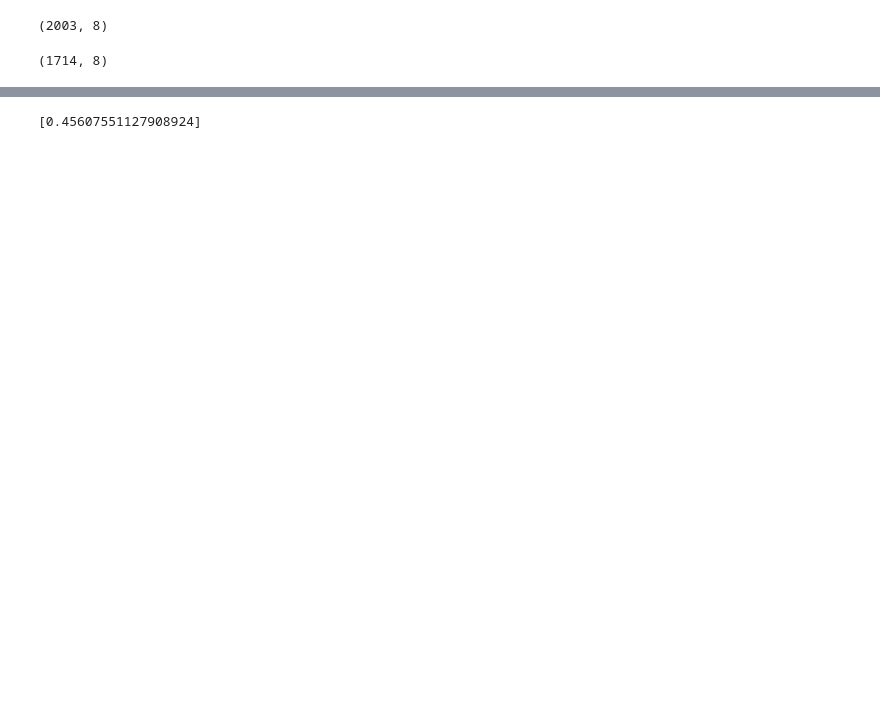
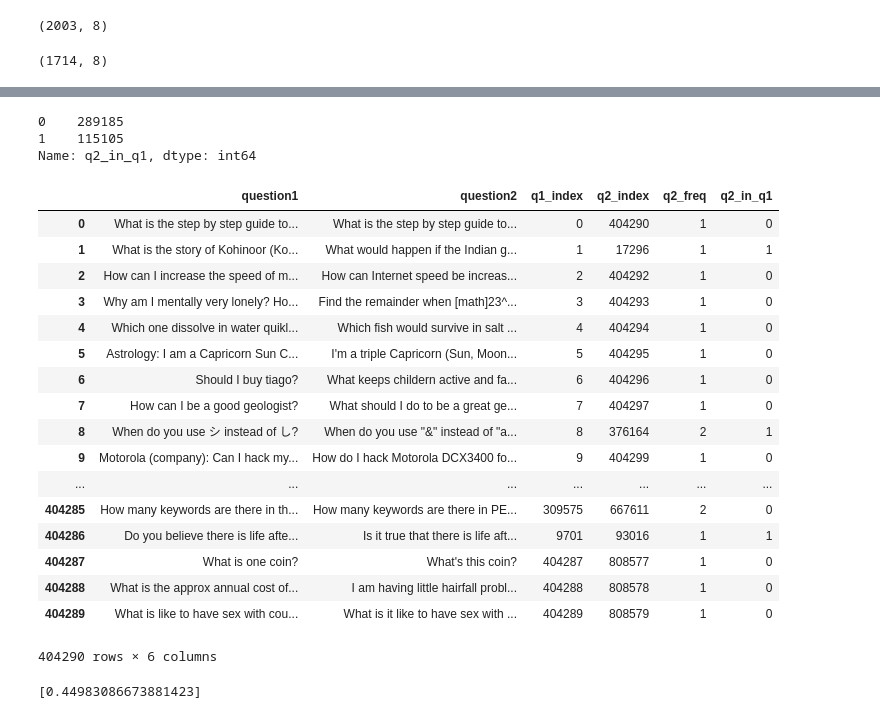
Before and after one commit to isayantani/Text-Analysis, a Jupyter notebook: scripts/Analysis.ipynb, the cells around one changed output, grey strips where cells are left out. Drawn from its saved outputs; the diff is of its cells as text; code cells hidden in the pictures; blank space fills up the shorter version.

```diff
--- a/scripts/Analysis.ipynb
+++ b/scripts/Analysis.ipynb
@@ -147,8 +147,11 @@ train_copy['q1_freq_dict'] = train_copy['q1_tokens'].apply(lambda row: get_word_
 train_copy['q2_freq_dict'] = train_copy['q2_tokens'].apply(lambda row: get_word_frequencies(row))
 # %%
 train_copy['intersecting_words']        = train_copy.apply(lambda row: get_intersecting_words(row), axis=1)
+
 train_copy['intersecting_word_counts']  = train_copy.apply(lambda x: len(x['intersecting_words']), axis=1)
-train_copy['intersecting_word_prop']    = train_copy['intersecting_word_counts'] / (train_copy['q1_len'] + train_copy['q2_len'])
+
+train_copy['intersecting_word_prop']    = train_copy['intersecting_word_counts'] / \
+                                        (train_copy['q1_len'] + train_copy['q2_len'])
 # %%
 idx = np.random.choice(train_copy.index.values)
 print(idx)
@@ -183,5 +186,34 @@ train_copy['q2_freq'] = train_copy['q2_index'].map(q2_vc.to_dict())
+# %%
+train_copy['q2_in_q1'] = train_copy.apply(lambda x: 1 if x['q2_index'] in train_copy['q1_index'] else 0, axis=1)
+# %%
+train_copy['q2_in_q1'].value_counts()
+# %% [output]
+0    289185
+1    115105
+Name: q2_in_q1, dtype: int64
+# %%
+train_copy[['question1', 'question2', 'q1_index', 'q2_index', 'q2_freq', 'q2_in_q1']]
+# %% [output]
+|  | question1 | question2 | q1_index | q2_index | q2_freq | q2_in_q1 |
+| 0 | What is the step by step guide to... | What is the step by step guide to... | 0 | 404290 | 1 | 0 |
+| 1 | What is the story of Kohinoor (Ko... | What would happen if the Indian g... | 1 | 17296 | 1 | 1 |
+| 2 | How can I increase the speed of m... | How can Internet speed be increas... | 2 | 404292 | 1 | 0 |
+| 3 | Why am I mentally very lonely? Ho... | Find the remainder when [math]23^... | 3 | 404293 | 1 | 0 |
+| 4 | Which one dissolve in water quikl... | Which fish would survive in salt ... | 4 | 404294 | 1 | 0 |
+| 5 | Astrology: I am a Capricorn Sun C... | I'm a triple Capricorn (Sun, Moon... | 5 | 404295 | 1 | 0 |
+| 6 | Should I buy tiago? | What keeps childern active and fa... | 6 | 404296 | 1 | 0 |
+| 7 | How can I be a good geologist? | What should I do to be a great ge... | 7 | 404297 | 1 | 0 |
+| 8 | When do you use シ instead of し? | When do you use "&" instead of "a... | 8 | 376164 | 2 | 1 |
+| 9 | Motorola (company): Can I hack my... | How do I hack Motorola DCX3400 fo... | 9 | 404299 | 1 | 0 |
+| ... | ... | ... | ... | ... | ... | ... |
+| 404285 | How many keywords are there in th... | How many keywords are there in PE... | 309575 | 667611 | 2 | 0 |
+| 404286 | Do you believe there is life afte... | Is it true that there is life aft... | 9701 | 93016 | 1 | 1 |
+| 404287 | What is one coin? | What's this coin? | 404287 | 808577 | 1 | 0 |
+| 404288 | What is the approx annual cost of... | I am having little hairfall probl... | 404288 | 808578 | 1 | 0 |
+| 404289 | What is like to have sex with cou... | What is it like to have sex with ... | 404289 | 808579 | 1 | 0 |
+404290 rows × 6 columns
 # %%
-X = train_copy[['intersecting_word_prop', 'q1_demonetize', 'q1_freq']]
+X = train_copy[['intersecting_word_prop', 'q2_demonetize', 'q1_freq', 'q2_in_q1']]
 y = train_copy[TARGET]
 
 X_train, X_test, y_train, y_test = train_test_split(X, y, test_size=0.33, random_state=42)
@@ -191,10 +223,10 @@ clf = clf.fit(X_train, y_train)
 y_proba = clf.predict_proba(X_test)
 log_loss_score = log_loss(y_test, y_proba)
 metrics.append(log_loss_score)
+
+print(metrics)
+# %% [output]
+[0.44983086673881423]
-# %%
-metrics
-# %% [output]
-[0.45607551127908924]
 # %%
 # bow_transformer = CountVectorizer(analyzer='word', ngram_range=(1,2), max_features=256, stop_words='english')
 # bow_matrix =  bow_transformer.fit_transform(train_corpus)
```
Also changed, not shown: parts of 6 cells of this notebook.
